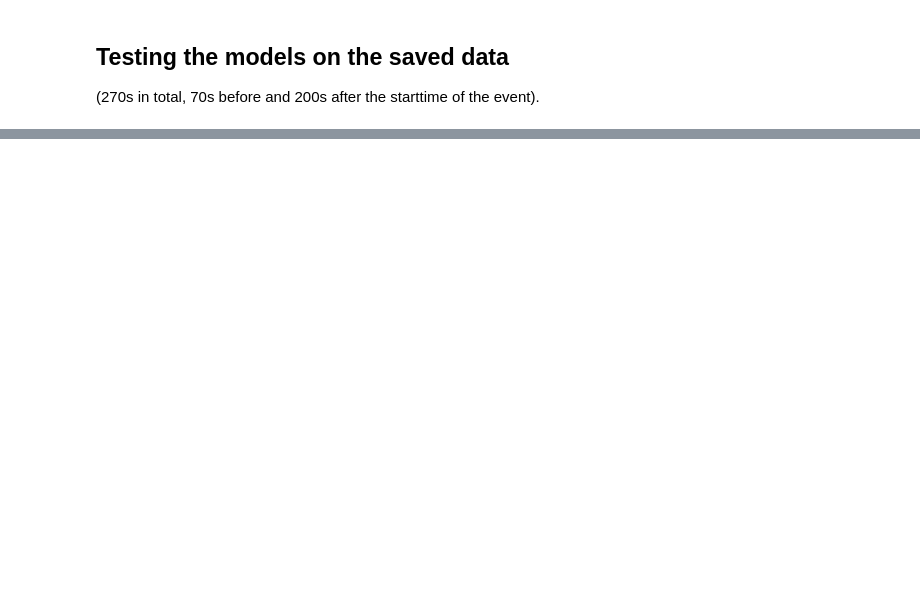
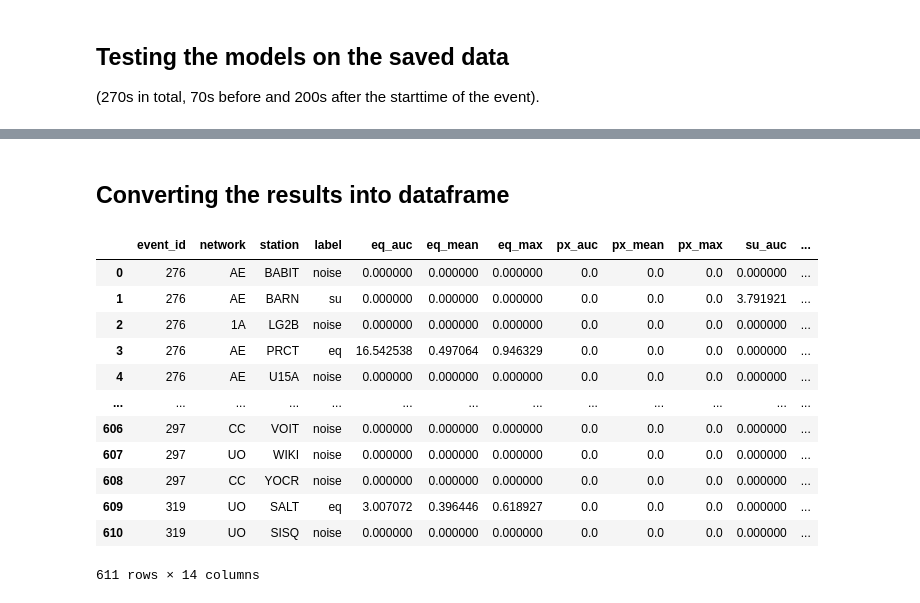
Before and after one commit to Akashkharita/PNW_Seismic_Event_Classification, a Jupyter notebook: deep_learning/notebooks/testing_on_new_esec_events.ipynb, the cells around one changed output, grey strips where cells are left out. Saved outputs shown, nothing was run; the diff lists cells and outputs as text; code cells hidden in the pictures; blank space fills up the shorter version.

```diff
--- a/deep_learning/notebooks/testing_on_new_esec_events.ipynb
+++ b/deep_learning/notebooks/testing_on_new_esec_events.ipynb
@@ -253,0 +510,22 @@ cat
+# %% [markdown]
+## Converting the results into dataframe
+# %%
+# Create DataFrame
+df = pd.DataFrame(results, columns=['event_id', 'network', 'station', 'label', 'eq_auc', 'eq_mean', 'eq_max',
+                                   'px_auc', 'px_mean', 'px_max',
+                                   'su_auc','su_mean', 'su_max', 'snr'])
+df
+# %% [output]
+|  | event_id | network | station | label | eq_auc | eq_mean | eq_max | px_auc | px_mean | px_max | su_auc | ... |
+| 0 | 276 | AE | BABIT | noise | 0.000000 | 0.000000 | 0.000000 | 0.0 | 0.0 | 0.0 | 0.000000 | ... |
+| 1 | 276 | AE | BARN | su | 0.000000 | 0.000000 | 0.000000 | 0.0 | 0.0 | 0.0 | 3.791921 | ... |
+| 2 | 276 | 1A | LG2B | noise | 0.000000 | 0.000000 | 0.000000 | 0.0 | 0.0 | 0.0 | 0.000000 | ... |
+| 3 | 276 | AE | PRCT | eq | 16.542538 | 0.497064 | 0.946329 | 0.0 | 0.0 | 0.0 | 0.000000 | ... |
+| 4 | 276 | AE | U15A | noise | 0.000000 | 0.000000 | 0.000000 | 0.0 | 0.0 | 0.0 | 0.000000 | ... |
+| ... | ... | ... | ... | ... | ... | ... | ... | ... | ... | ... | ... | ... |
+| 606 | 297 | CC | VOIT | noise | 0.000000 | 0.000000 | 0.000000 | 0.0 | 0.0 | 0.0 | 0.000000 | ... |
+| 607 | 297 | UO | WIKI | noise | 0.000000 | 0.000000 | 0.000000 | 0.0 | 0.0 | 0.0 | 0.000000 | ... |
+| 608 | 297 | CC | YOCR | noise | 0.000000 | 0.000000 | 0.000000 | 0.0 | 0.0 | 0.0 | 0.000000 | ... |
+| 609 | 319 | UO | SALT | eq | 3.007072 | 0.396446 | 0.618927 | 0.0 | 0.0 | 0.0 | 0.000000 | ... |
+| 610 | 319 | UO | SISQ | noise | 0.000000 | 0.000000 | 0.000000 | 0.0 | 0.0 | 0.0 | 0.000000 | ... |
+611 rows × 14 columns
```
Also changed, not shown: parts of 70 cells of this notebook.
